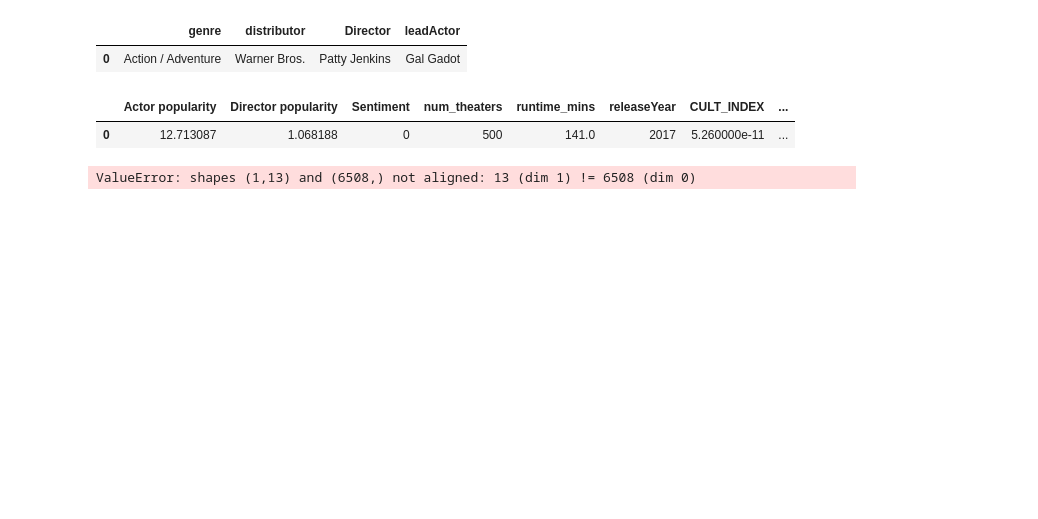
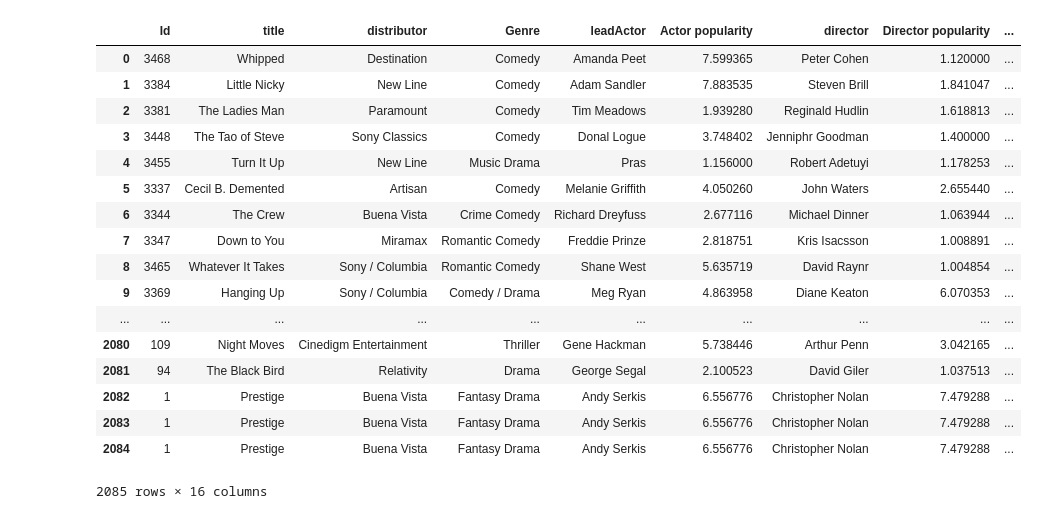
Before and after one commit to jayeshnagpal/Be_project, a Jupyter notebook: Final Output.ipynb, the cells around one changed output. Cells and saved outputs as stored; diff of their text form; code cells hidden in the pictures; blank space fills up the shorter version.

```diff
--- a/Final Output.ipynb
+++ b/Final Output.ipynb
@@ -3,7 +3,7 @@
 Enter the Title of the movie
 Then click on "CELL->Run All"
 '''
-title ="Wonder Woman"
+title ="Prestige"
 # %%
 import re
 import sys
@@ -136,7 +121,7 @@ def biggest(a, y, z):
 # creating object of TwitterClient Class
 api = TwitterClient()
 # calling function to get tweets
-tweets = api.get_tweets(query = title, count = 10000)
+tweets = api.get_tweets(query = title, count = 1000000)
 
 # picking positive tweets from tweets
 ptweets = [tweet for tweet in tweets if tweet['sentiment'] == 'positive']
@@ -281,5 +255,0 @@ df
-# %%
-df1
-# %% [output]
-|  | genre | distributor | Director | leadActor |
-| 0 | Action / Adventure | Warner Bros. | Patty Jenkins | Gal Gadot |
@@ -293,0 +256,28 @@ la = df1.leadActor.str.get_dummies()
+# %%
+with open('Data.csv','a') as f:
+    writer=csv.writer(f)
+    writer.writerow([])
+    writer.writerow(data)
+    f.close()
+dataset = pd.read_csv('Data.csv')
+df = pd.DataFrame(dataset)
+df
+# %% [output]
+|  | Id | title | distributor | Genre | leadActor | Actor popularity | director | Director popularity | ... |
+| 0 | 3468 | Whipped | Destination | Comedy | Amanda Peet | 7.599365 | Peter Cohen | 1.120000 | ... |
+| 1 | 3384 | Little Nicky | New Line | Comedy | Adam Sandler | 7.883535 | Steven Brill | 1.841047 | ... |
+| 2 | 3381 | The Ladies Man | Paramount | Comedy | Tim Meadows | 1.939280 | Reginald Hudlin | 1.618813 | ... |
+| 3 | 3448 | The Tao of Steve | Sony Classics | Comedy | Donal Logue | 3.748402 | Jenniphr Goodman | 1.400000 | ... |
+| 4 | 3455 | Turn It Up | New Line | Music Drama | Pras | 1.156000 | Robert Adetuyi | 1.178253 | ... |
+| 5 | 3337 | Cecil B. Demented | Artisan | Comedy | Melanie Griffith | 4.050260 | John Waters | 2.655440 | ... |
+| 6 | 3344 | The Crew | Buena Vista | Crime Comedy | Richard Dreyfuss | 2.677116 | Michael Dinner | 1.063944 | ... |
+| 7 | 3347 | Down to You | Miramax | Romantic Comedy | Freddie Prinze | 2.818751 | Kris Isacsson | 1.008891 | ... |
+| 8 | 3465 | Whatever It Takes | Sony / Columbia | Romantic Comedy | Shane West | 5.635719 | David Raynr | 1.004854 | ... |
+| 9 | 3369 | Hanging Up | Sony / Columbia | Comedy / Drama | Meg Ryan | 4.863958 | Diane Keaton | 6.070353 | ... |
+| ... | ... | ... | ... | ... | ... | ... | ... | ... | ... |
+| 2080 | 109 | Night Moves | Cinedigm Entertainment | Thriller | Gene Hackman | 5.738446 | Arthur Penn | 3.042165 | ... |
+| 2081 | 94 | The Black Bird | Relativity | Drama | George Segal | 2.100523 | David Giler | 1.037513 | ... |
+| 2082 | 1 | Prestige | Buena Vista | Fantasy Drama | Andy Serkis | 6.556776 | Christopher Nolan | 7.479288 | ... |
+| 2083 | 1 | Prestige | Buena Vista | Fantasy Drama | Andy Serkis | 6.556776 | Christopher Nolan | 7.479288 | ... |
+| 2084 | 1 | Prestige | Buena Vista | Fantasy Drama | Andy Serkis | 6.556776 | Christopher Nolan | 7.479288 | ... |
+2085 rows × 16 columns
@@ -296,9 +291,0 @@ df = pd.concat([df,d,g,dr,la], axis = 1)
-# %%
-df
-# %% [output]
-|  | Actor popularity | Director popularity | Sentiment | num_theaters | runtime_mins | releaseYear | CULT_INDEX | ... |
-| 0 | 12.713087 | 1.068188 | 0 | 500 | 141.0 | 2017 | 5.260000e-11 | ... |
-# %%
-model.predict(df)
-# %% [output]
-ValueError: shapes (1,13) and (6508,) not aligned: 13 (dim 1) != 6508 (dim 0)
```
Also changed, not shown: parts of 16 cells of this notebook, 4 other files.
